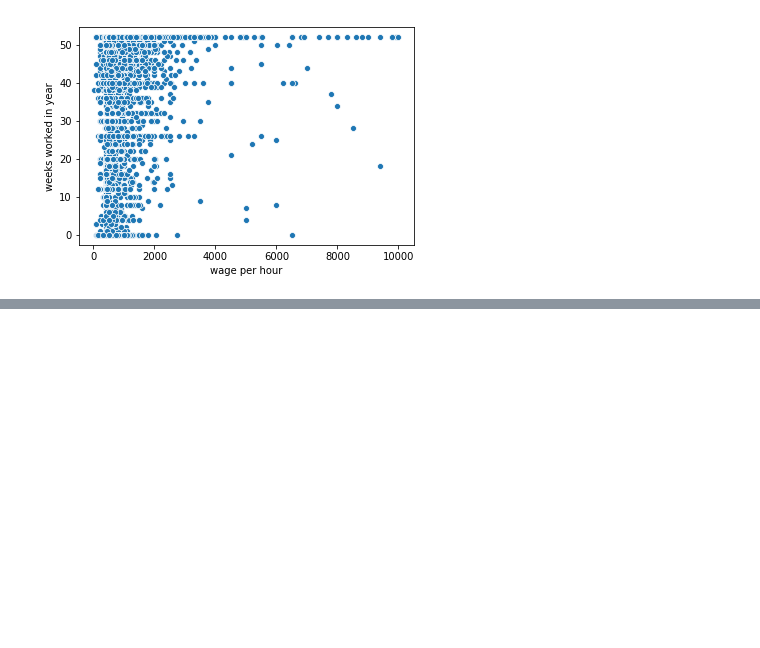
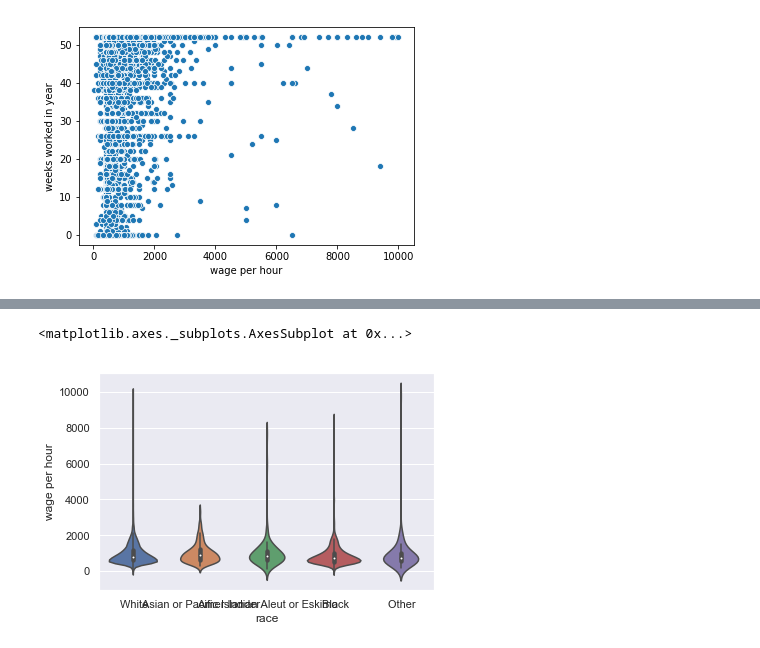
Before and after one commit to huntekah/Warsztaty_Big_Data_Allegro_Lidl, a Jupyter notebook: Warsztaty_Big_Data_Allegro_Lidl.ipynb, the cells around one changed output, grey strips where cells are left out. Cells and saved outputs as stored; diff of their text form; code cells hidden in the pictures; blank space fills up the shorter version.

```diff
--- a/Warsztaty_Big_Data_Allegro_Lidl.ipynb
+++ b/Warsztaty_Big_Data_Allegro_Lidl.ipynb
@@ -86,0 +98,5 @@ sns.scatterplot(x = wage_per_hour[wage_per_hour>0], y = data["weeks worked in ye
+# %%
+sns.violinplot(y = wage_per_hour[wage_per_hour>0],  x = data["race"])
+# %% [output]
+<matplotlib.axes._subplots.AxesSubplot at 0x...>
+[figure, added]
```
Also changed, not shown: parts of 3 cells of this notebook.
